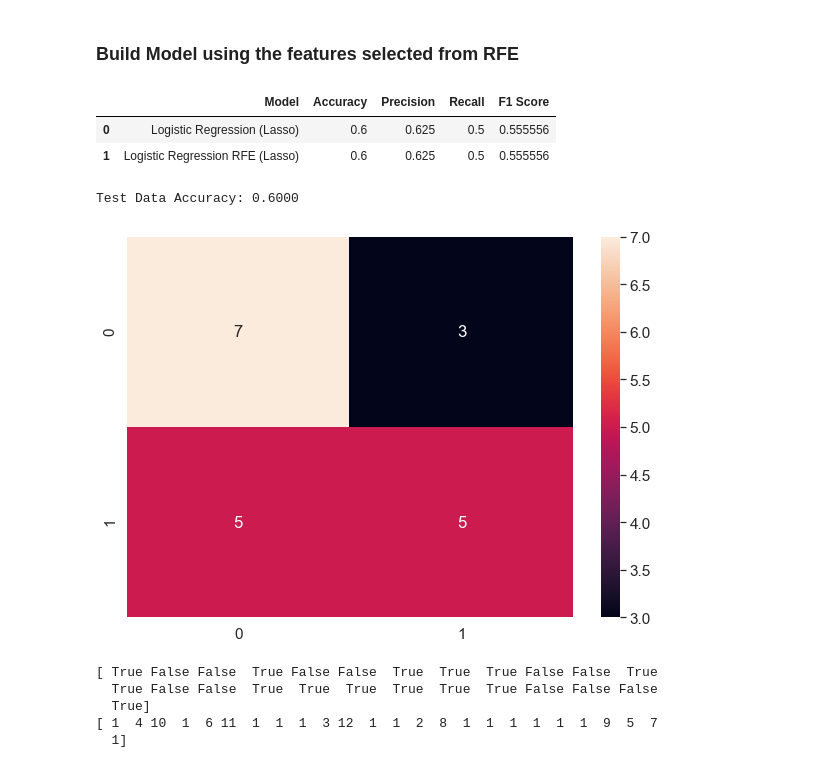
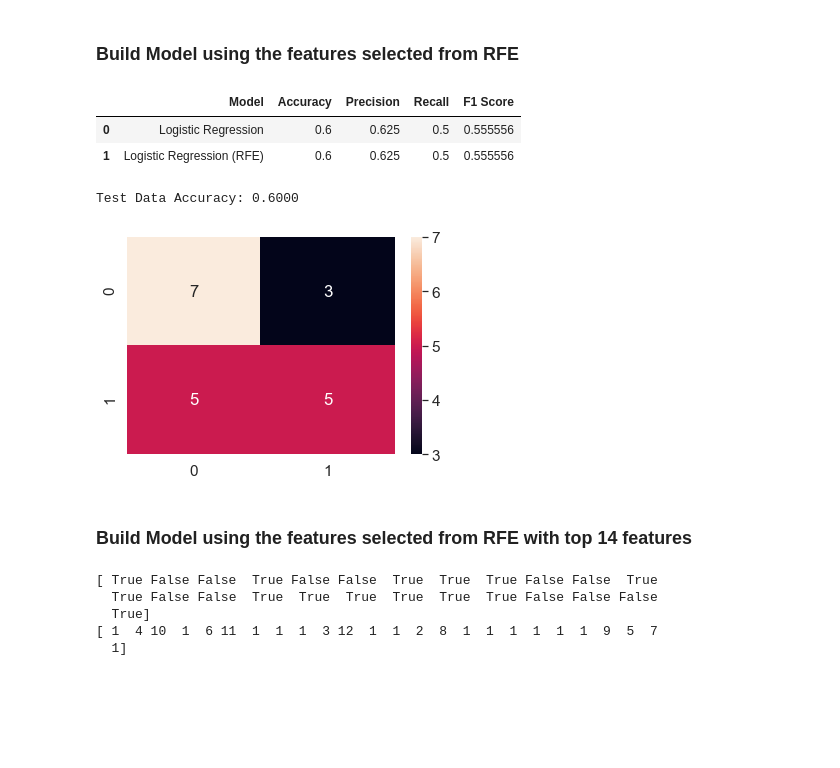
Before and after one commit to karunyads/MiniProject-FE, a Jupyter notebook: FE_PROJECT1_06.ipynb, the cells around one changed output. Saved outputs shown, nothing was run; the diff lists cells and outputs as text; code cells hidden in the pictures; blank space fills up the shorter version.

```diff
--- a/FE_PROJECT1_06.ipynb
+++ b/FE_PROJECT1_06.ipynb
@@ -754,8 +757,6 @@ results
 # %%
 cm = confusion_matrix(y_test, y_pred) # rows = truth, cols = prediction
 df_cm = pd.DataFrame(cm, index = (0, 1), columns = (0, 1))
-plt.figure(figsize = (10,7))
-sns.set(font_scale=1.4)
 sns.heatmap(df_cm, annot=True, fmt='g')
 print("Test Data Accuracy: %0.4f" % accuracy_score(y_test, y_pred))
 # %% [output]
@@ -789,7 +790,6 @@ Index(['Offered band', 'Joining bonus amount', 'Notice period', 'Current CTC',
 ### Build Model using the features selected from RFE
 # %%
 # Fitting Model to the Training Set
-from sklearn.linear_model import LogisticRegression
 classifier = LogisticRegression(random_state=0, penalty= 'l2')
 classifier.fit(X_train[X_train.columns[rfe.support_]], y_train)
 
@@ -800,23 +800,23 @@ prec = precision_score(y_test, y_pred)
 rec = recall_score(y_test, y_pred)
 f1 = f1_score(y_test, y_pred)
 
-model_results = pd.DataFrame([['Logistic Regression RFE (Lasso)', acc, prec, rec, f1]],
+model_results = pd.DataFrame([['Logistic Regression (RFE)', acc, prec, rec, f1]],
                columns = ['Model', 'Accuracy', 'Precision', 'Recall', 'F1 Score'])
 
 results = results.append(model_results, ignore_index = True)
 results
 # %% [output]
 |  | Model | Accuracy | Precision | Recall | F1 Score |
-| 0 | Logistic Regression (Lasso) | 0.6 | 0.625 | 0.5 | 0.555556 |
-| 1 | Logistic Regression RFE (Lasso) | 0.6 | 0.625 | 0.5 | 0.555556 |
+| 0 | Logistic Regression | 0.6 | 0.625 | 0.5 | 0.555556 |
+| 1 | Logistic Regression (RFE) | 0.6 | 0.625 | 0.5 | 0.555556 |
 # %%
 cm = confusion_matrix(y_test, y_pred) # rows = truth, cols = prediction
 df_cm = pd.DataFrame(cm, index = (0, 1), columns = (0, 1))
-plt.figure(figsize = (10,7))
-sns.set(font_scale=1.4)
 sns.heatmap(df_cm, annot=True, fmt='g')
 print("Test Data Accuracy: %0.4f" % accuracy_score(y_test, y_pred))
 # %% [output]
 Test Data Accuracy: 0.6000
-[figure, old version]
+[figure, new version]
+# %% [markdown]
+### Build Model using the features selected from RFE with top 14 features
 # %%
```
Also changed, not shown: parts of 15 cells of this notebook.
